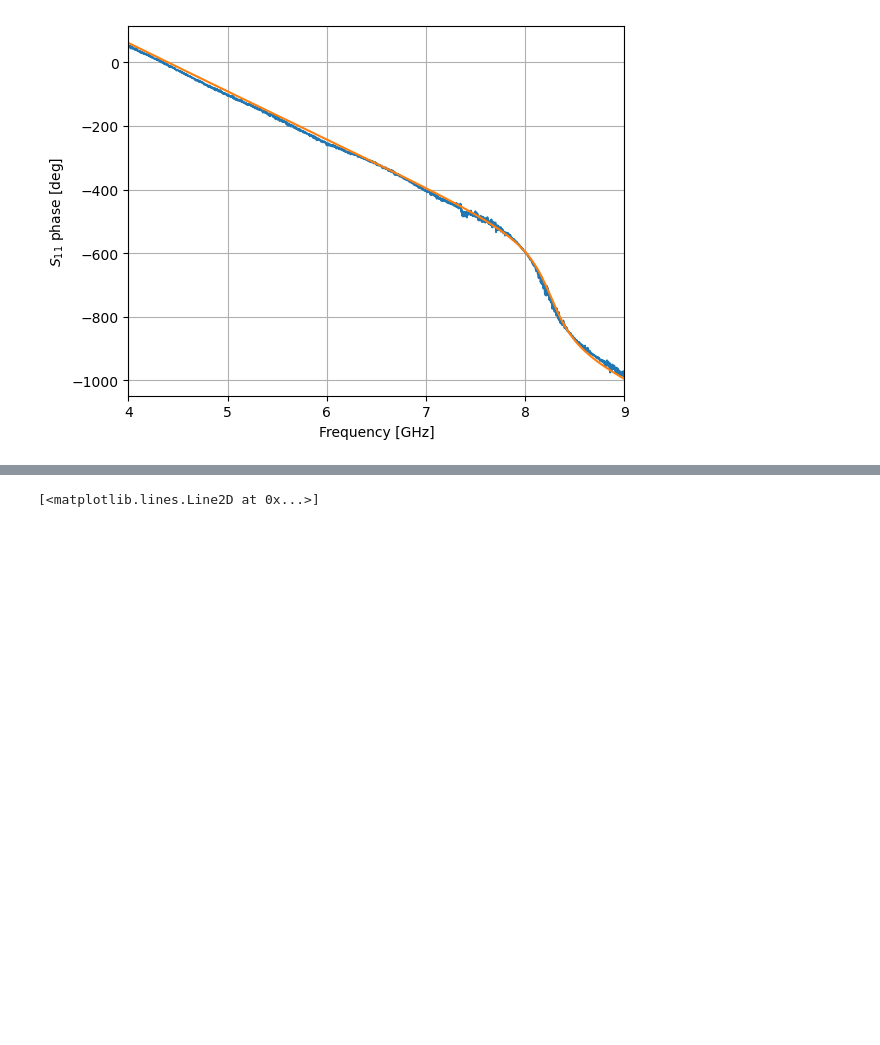
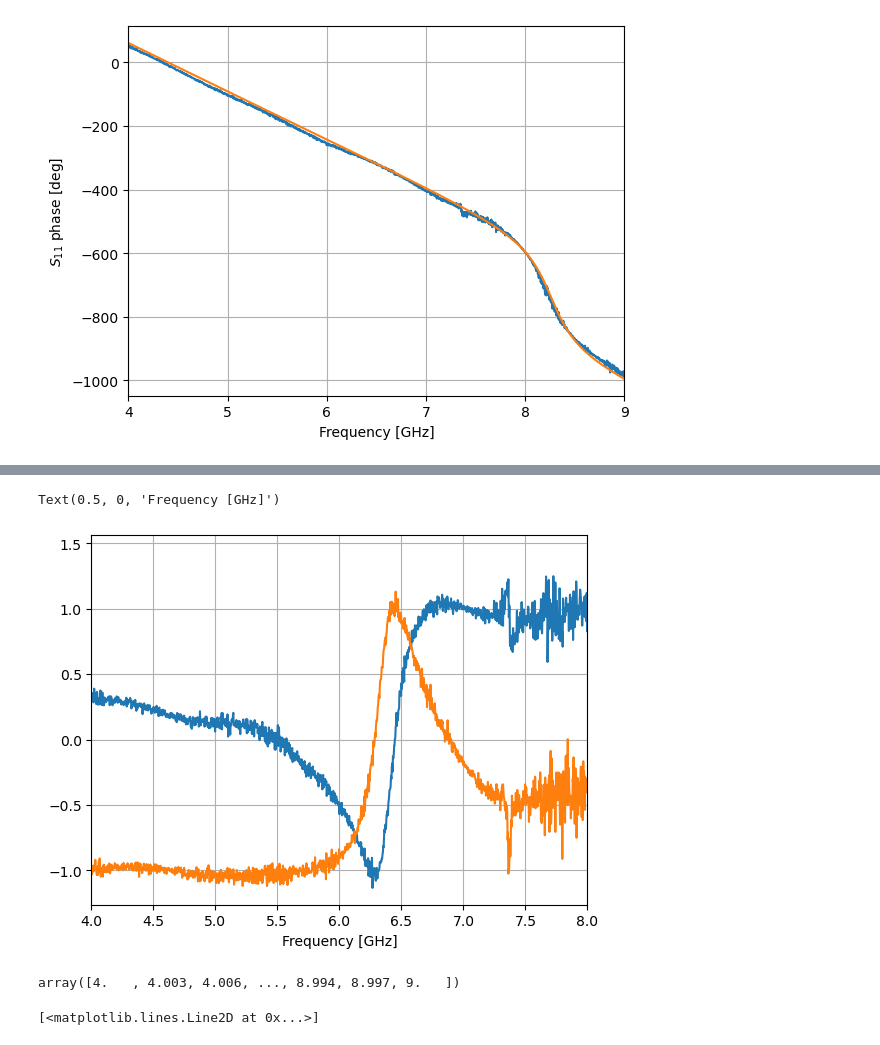
Before and after one commit to lafefspietz/jcal, a Jupyter notebook: simple-LC-resonator-function.ipynb, the cells around one changed output, grey strips where cells are left out. Cells and saved outputs as stored; diff of their text form; code cells hidden in the pictures; blank space fills up the shorter version.

```diff
--- a/simple-LC-resonator-function.ipynb
+++ b/simple-LC-resonator-function.ipynb
@@ -60,3 +78,17 @@ plt.plot(fghz,np.unwrap(jpa_func_f_complex(fghz,1,7,52,2.6),period = 360) + 360
+# %%
+plt.plot(fghz,np.real(np.exp(1j*2*np.pi*fghz/2.4)*data_corrected['trace750'].s[:,0,0]))
+plt.plot(fghz,np.imag(np.exp(1j*2*np.pi*fghz/2.4)*data_corrected['trace750'].s[:,0,0]))
+plt.xlim(fghz[0],8)
+plt.grid()
+plt.xlabel('Frequency [GHz]')
+#plt.ylabel('$S_{11}$ phase [deg]')
+# %% [output]
+Text(0.5, 0, 'Frequency [GHz]')
+[figure, added]
+# %%
+fghz
+# %% [output]
+array([4.   , 4.003, 4.006, ..., 8.994, 8.997, 9.   ])
 # %%
 plt.plot(fghz,data_corrected['trace800'].s_deg_unwrap[:,0,0])
 plt.xlim(fghz[0],fghz[len(fghz)- 1])
```
Also changed, not shown: parts of 22 cells of this notebook, 3 other files.
